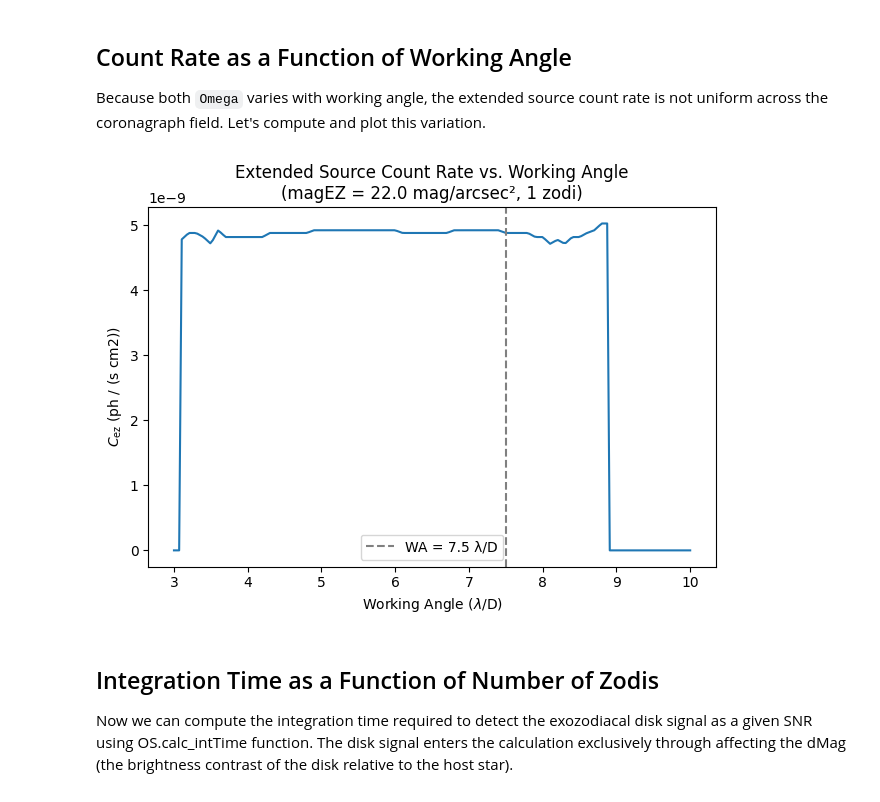
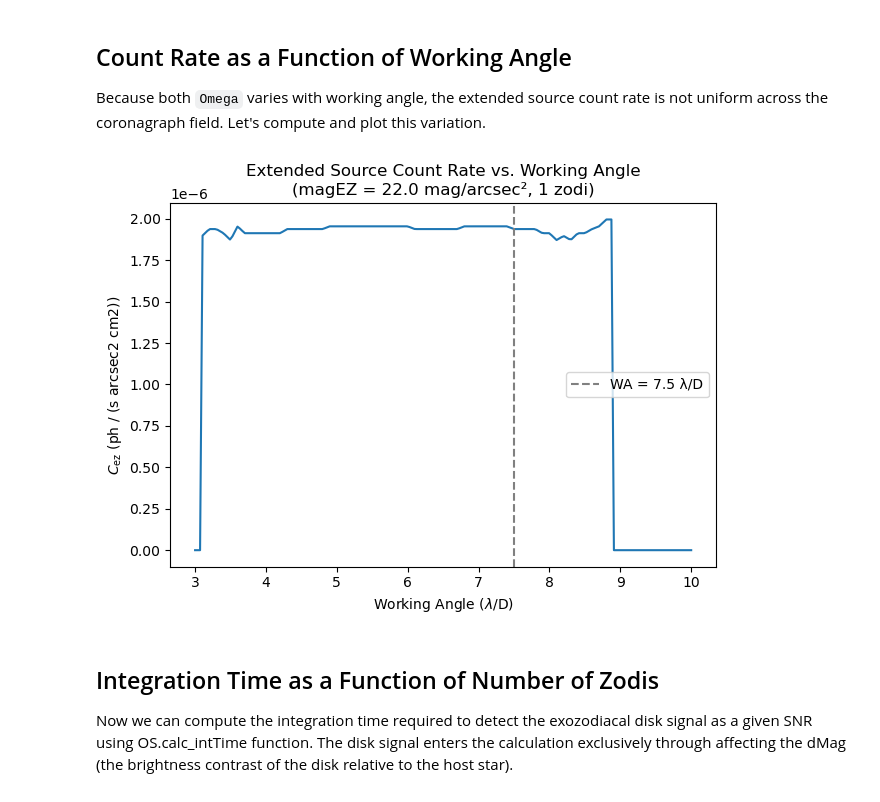
Before and after one commit to Hovik-Grigoryan/corgietc, a Jupyter notebook: Notebooks/09_Simulating_Extended_Source.ipynb, the cells around one changed output. Saved outputs shown, nothing was run; the diff lists cells and outputs as text; code cells hidden in the pictures.

Commit message:
adding comment to corgietc to highlight mangling of core_area units in initial setup. updates to notebook to fix said error.

```diff
--- a/Notebooks/09_Simulating_Extended_Source.ipynb
+++ b/Notebooks/09_Simulating_Extended_Source.ipynb
@@ -241,20 +241,20 @@ Because both `Omega` varies with working angle, the extended source count rate i
 # %%
 # Compute count rate across a range of working angles
 WA_range = np.linspace(3, 10, 200) * lam_D
-Omega_range = syst["core_area"](lam, WA_range)
+Omega_range = syst["core_area"](lam, WA_range)/syst["input_angle_unit_value"] ** 2
 C_ez_range = fZ_ez * Omega_range
 
 plt.figure()
 plt.plot(WA_range / lam_D, C_ez_range)
 plt.xlabel(r"Working Angle ($\lambda$/D)")
 plt.ylabel(f"$C_{{\\rm ez}}$ ({C_ez_range.unit})")
 plt.title("Extended Source Count Rate vs. Working Angle\n"
           f"(magEZ = {magEZ} mag/arcsec², 1 zodi)")
 plt.axvline(7.5, color='gray', linestyle='--', label='WA = 7.5 λ/D')
 plt.legend()
 plt.tight_layout();
 # %% [output]
-[figure, old version]
+[figure, new version]
 # %% [markdown]
 ## Integration Time as a Function of Number of Zodis
 
```
Also changed, not shown: parts of 12 cells of this notebook, 1 other file.
